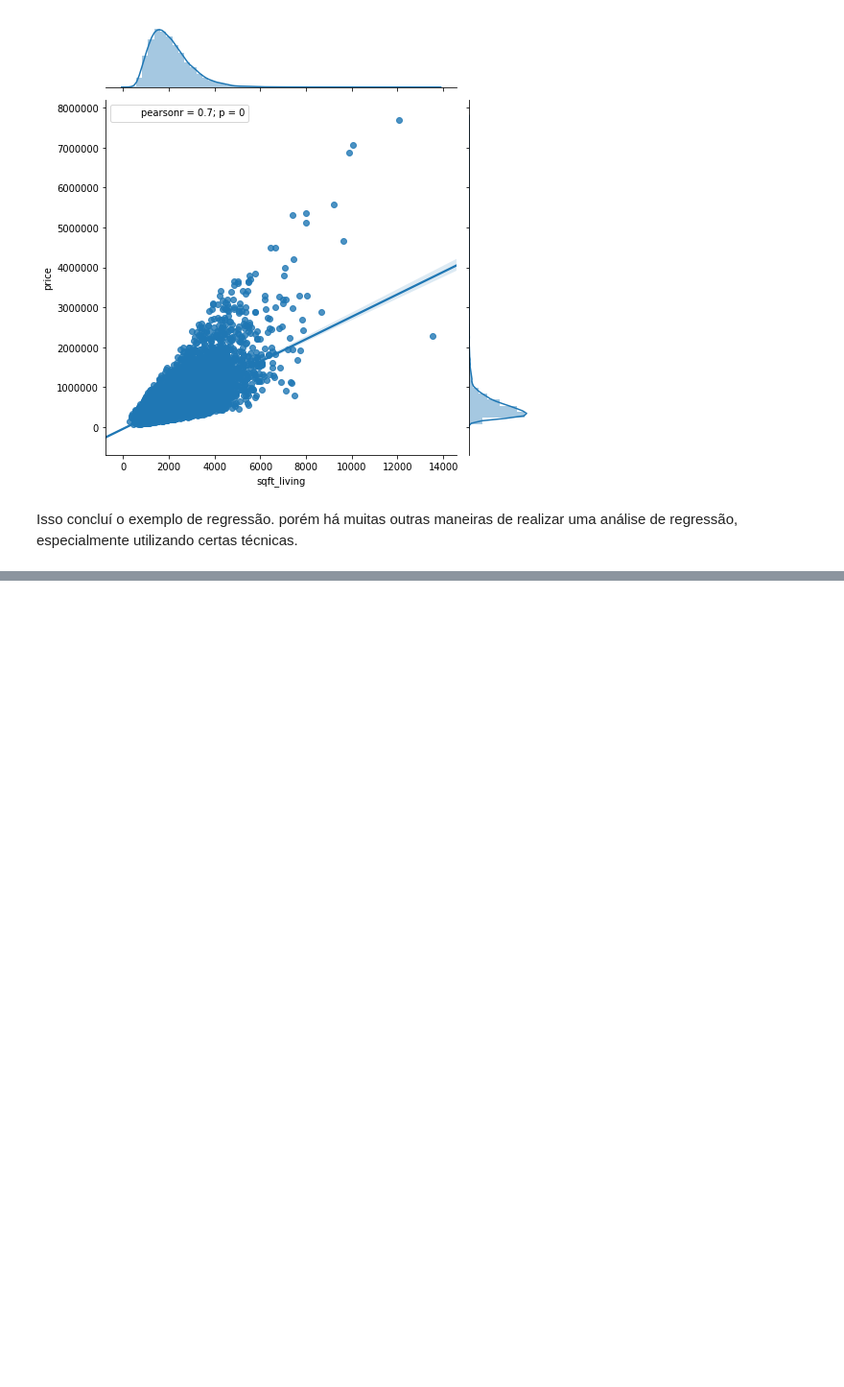
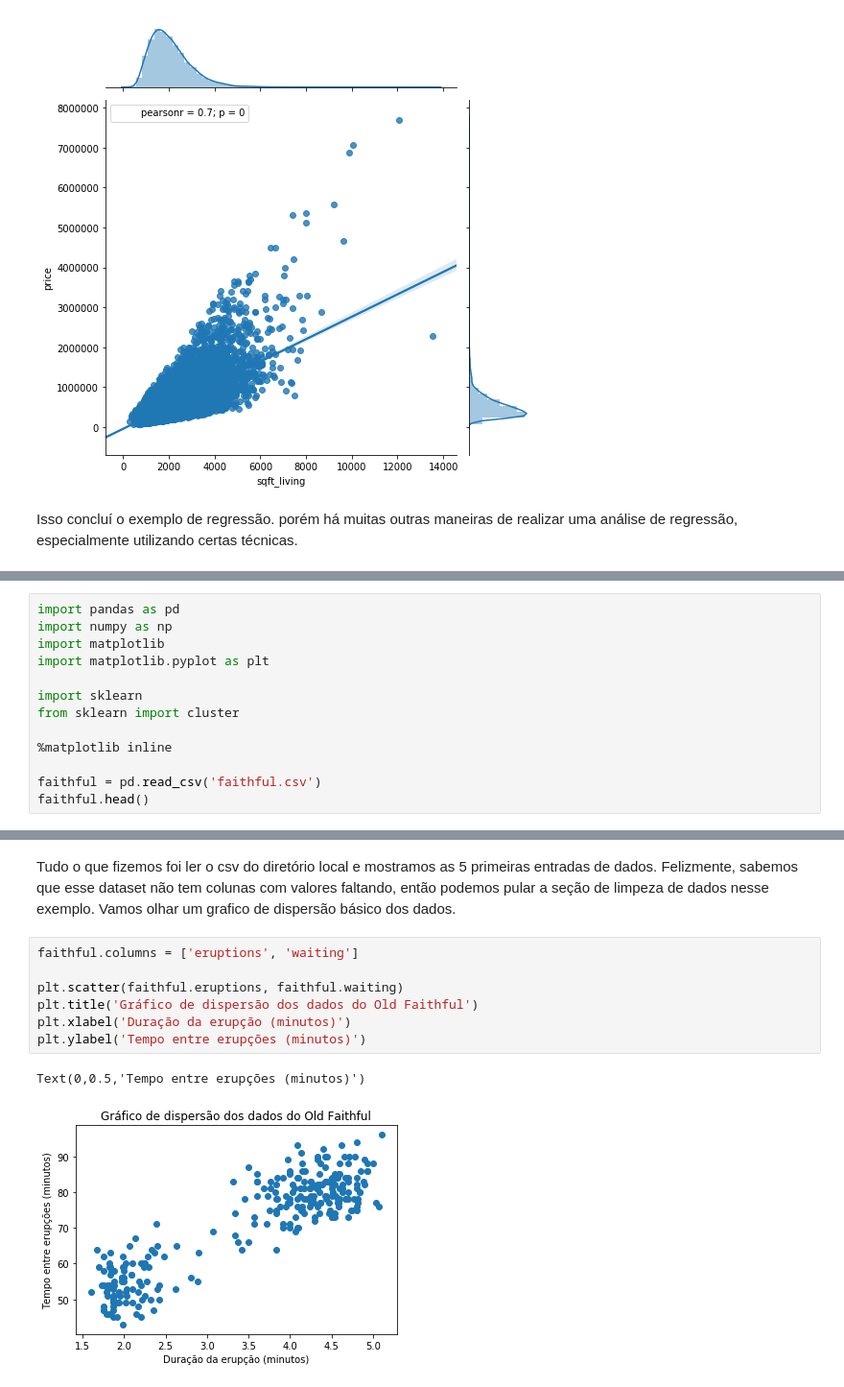
Before and after one commit to AugustoFranco88/DataMining-Regress-o, a Jupyter notebook: Trabalho de BDII - DataMining - Regressao.ipynb, the cells around one changed output, grey strips where cells are left out. Shown: that part at 96% size. Cells and saved outputs as stored; diff of their text form; blank space fills up the shorter version.

```diff
--- a/Trabalho de BDII - DataMining - Regressao.ipynb
+++ b/Trabalho de BDII - DataMining - Regressao.ipynb
@@ -176,0 +212,13 @@ Isso concluí o exemplo de regressão. porém há muitas outras maneiras de real
+# %%
+import pandas as pd
+import numpy as np
+import matplotlib
+import matplotlib.pyplot as plt
+
+import sklearn
+from sklearn import cluster
+
+%matplotlib inline
+
+faithful = pd.read_csv('faithful.csv')
+faithful.head()
@@ -176,0 +232,12 @@ Isso concluí o exemplo de regressão. porém há muitas outras maneiras de real
+# %% [markdown]
+Tudo o que fizemos foi ler o csv do diretório local e mostramos as 5 primeiras entradas de dados. Felizmente, sabemos que esse dataset não tem colunas com valores faltando, então podemos pular a seção de limpeza de dados nesse exemplo. Vamos olhar um grafico de dispersão básico dos dados.
+# %%
+faithful.columns = ['eruptions', 'waiting']
+
+plt.scatter(faithful.eruptions, faithful.waiting)
+plt.title('Gráfico de dispersão dos dados do Old Faithful')
+plt.xlabel('Duração da erupção (minutos)')
+plt.ylabel('Tempo entre erupções (minutos)')
+# %% [output]
+Text(0,0.5,'Tempo entre erupções (minutos)')
+[figure, added]
```
Also changed, not shown: parts of 15 cells of this notebook.
